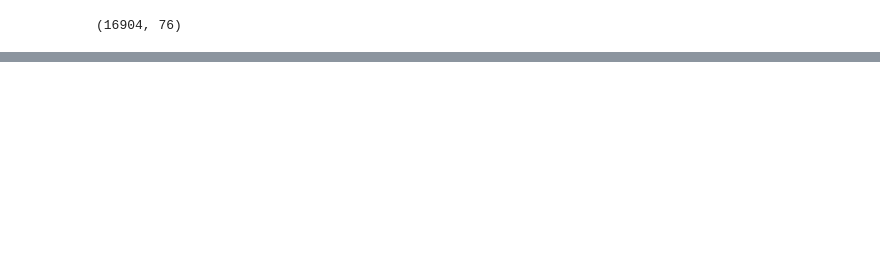
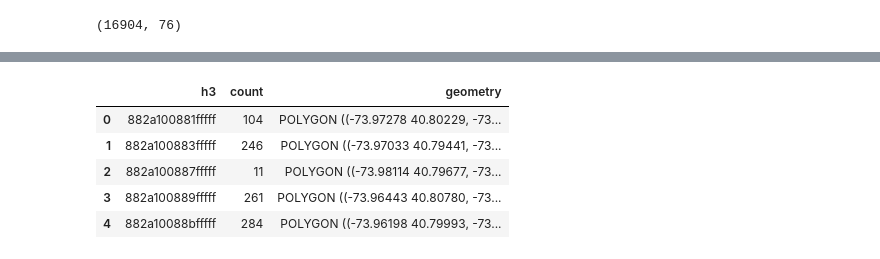
Before and after one commit to samundrud/Geospatial_DS_Repo, a Jupyter notebook: Applied-Geospatial-Data-Science-with-Python/Chapter11/Chapter 11 - Spatial Indexing_vf.ipynb, the cells around one changed output, grey strips where cells are left out. Drawn from its saved outputs; the diff is of its cells as text; code cells hidden in the pictures; blank space fills up the shorter version.

```diff
--- a/Applied-Geospatial-Data-Science-with-Python/Chapter11/Chapter 11 - Spatial Indexing_vf.ipynb
+++ b/Applied-Geospatial-Data-Science-with-Python/Chapter11/Chapter 11 - Spatial Indexing_vf.ipynb
@@ -174,14 +215,24 @@ airbnb_count = listings_manhattan.groupby(['h3']).h3.agg('count').to_frame('coun
 # %%
+## Append the hexagon geometry to the aggregated DataFrame for visualizatin purposes
+
 # Defining a function to get the geometry for each of the H3 hexagons
 def add_h3_geometry(row):
     points = h3.h3_to_geo_boundary(
       row['h3'], True)
     return Polygon(points)
 
 # Adding the geometry to the airbnb_count dataframe
 airbnb_count['geometry'] = airbnb_count.apply(add_h3_geometry, axis=1)
 
 # Converting to a geodataframe
 gdf = gpd.GeoDataFrame(airbnb_count, crs='EPSG:4326')
+gdf.head()
+# %% [output]
+|  | h3 | count | geometry |
+| 0 | 882a100881fffff | 104 | POLYGON ((-73.97278 40.80229, -73... |
+| 1 | 882a100883fffff | 246 | POLYGON ((-73.97033 40.79441, -73... |
+| 2 | 882a100887fffff | 11 | POLYGON ((-73.98114 40.79677, -73... |
+| 3 | 882a100889fffff | 261 | POLYGON ((-73.96443 40.80780, -73... |
+| 4 | 882a10088bfffff | 284 | POLYGON ((-73.96198 40.79993, -73... |
 # %%
 # Plotting a choropleth map of the Airbnb's within each cell
```
Also changed, not shown: parts of 18 cells of this notebook, 4 other files.
